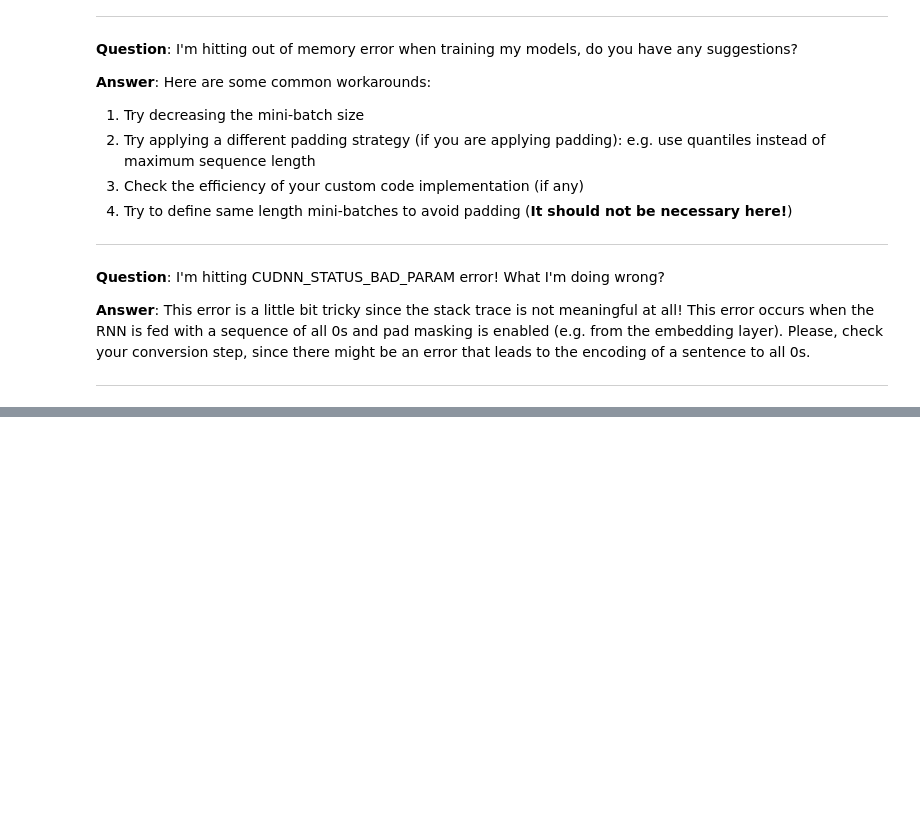
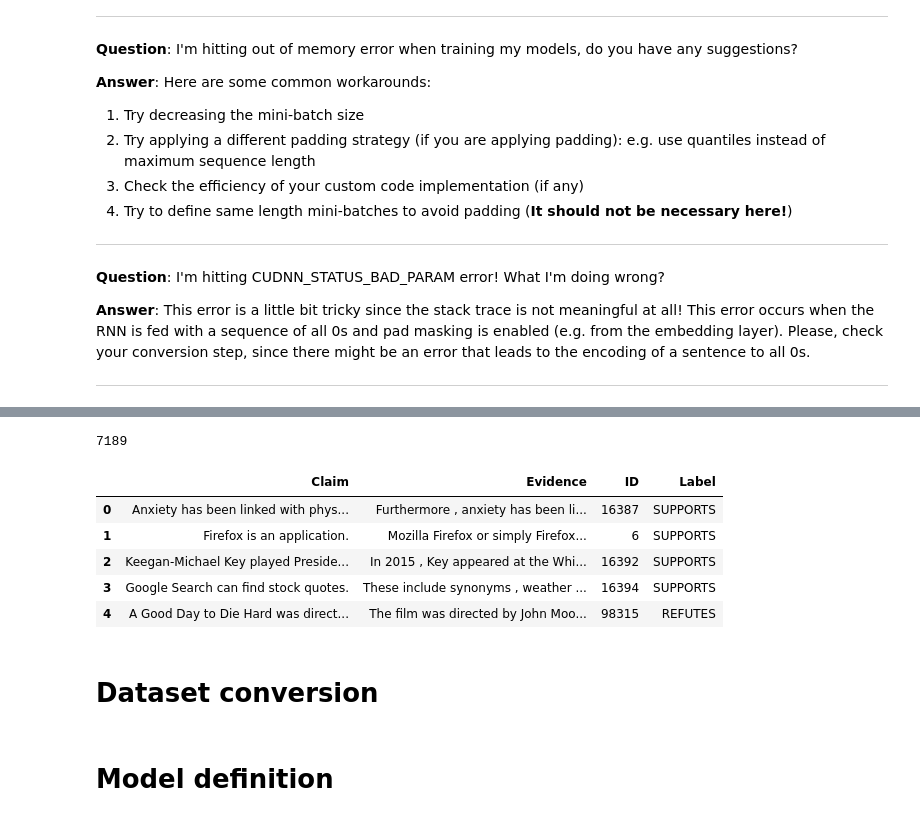
Before and after one commit to younik/fact-checking, a Jupyter notebook: fact-checking/Assignment_2.ipynb, the cells around one changed output, grey strips where cells are left out. Cells and saved outputs as stored; diff of their text form; code cells hidden in the pictures; blank space fills up the shorter version.

```diff
--- a/fact-checking/Assignment_2.ipynb
+++ b/fact-checking/Assignment_2.ipynb
@@ -536,0 +497,13 @@ Professor:
+# %%
+print(len(test_set))
+test_set.head()
+# %% [output]
+7189
+|  | Claim | Evidence | ID | Label |
+| 0 | Anxiety has been linked with phys... | Furthermore , anxiety has been li... | 16387 | SUPPORTS |
+| 1 | Firefox is an application. | Mozilla Firefox or simply Firefox... | 6 | SUPPORTS |
+| 2 | Keegan-Michael Key played Preside... | In 2015 , Key appeared at the Whi... | 16392 | SUPPORTS |
+| 3 | Google Search can find stock quotes. | These include synonyms , weather ... | 16394 | SUPPORTS |
+| 4 | A Good Day to Die Hard was direct... | The film was directed by John Moo... | 98315 | REFUTES |
+# %% [markdown]
+# Dataset conversion
@@ -536,0 +554,2 @@ Professor:
+# %% [markdown]
+# Model definition
```
Also changed, not shown: parts of 38 cells of this notebook.
